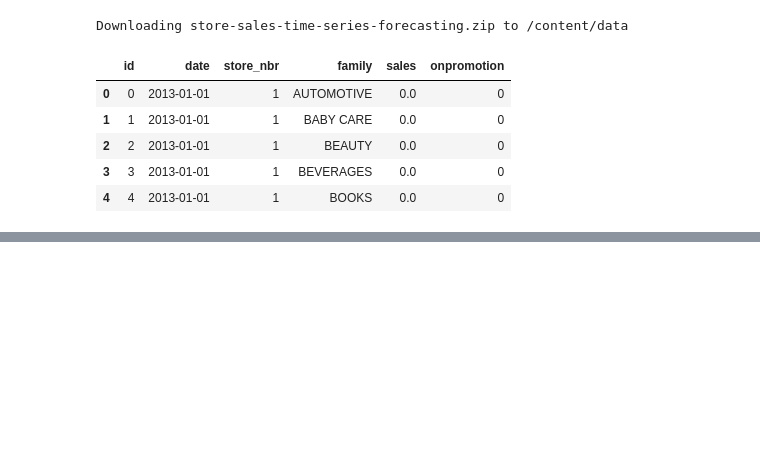
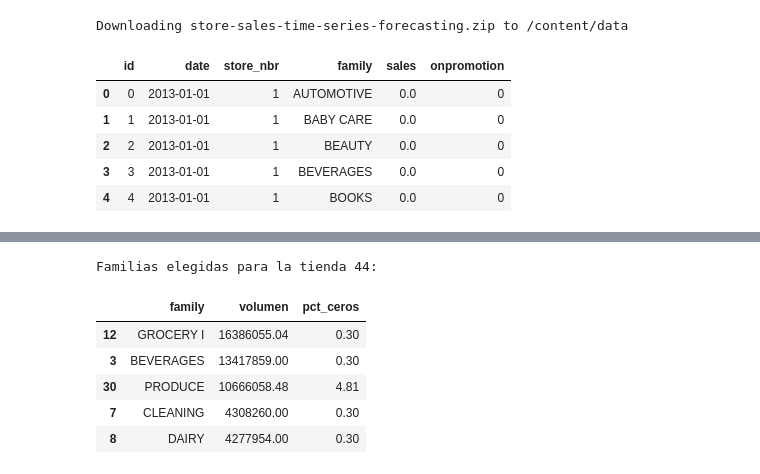
Before and after one commit to Jacogz/ML-Prediccion-Demanda, a Jupyter notebook: src/model_development.ipynb, the cells around one changed output, grey strips where cells are left out. Saved outputs shown, nothing was run; the diff lists cells and outputs as text; code cells hidden in the pictures; blank space fills up the shorter version.

```diff
--- a/src/model_development.ipynb
+++ b/src/model_development.ipynb
@@ -44,0 +118,20 @@ train.head()
+# %%
+FAMILY_ZERO_THRESHOLD = 10  # % de días en cero, a nivel familia (la serie que se modela)
+N_FAMILIES = 5
+
+selected_families = (
+    family_stats[family_stats["pct_ceros"] < FAMILY_ZERO_THRESHOLD]
+    .sort_values("volumen", ascending=False)
+    .head(N_FAMILIES)
+)
+
+print(f"Familias elegidas para la tienda {selected_store_nbr}:")
+selected_families
+# %% [output]
+Familias elegidas para la tienda 44:
+|  | family | volumen | pct_ceros |
+| 12 | GROCERY I | 16386055.04 | 0.30 |
+| 3 | BEVERAGES | 13417859.00 | 0.30 |
+| 30 | PRODUCE | 10666058.48 | 4.81 |
+| 7 | CLEANING | 4308260.00 | 0.30 |
+| 8 | DAIRY | 4277954.00 | 0.30 |
```
Also changed, not shown: parts of 4 cells of this notebook, 1 other file.
